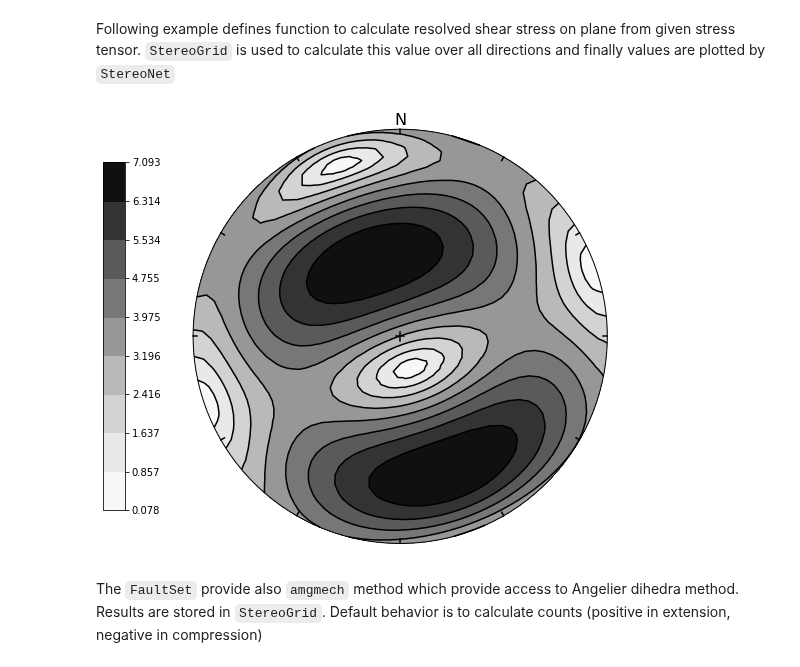
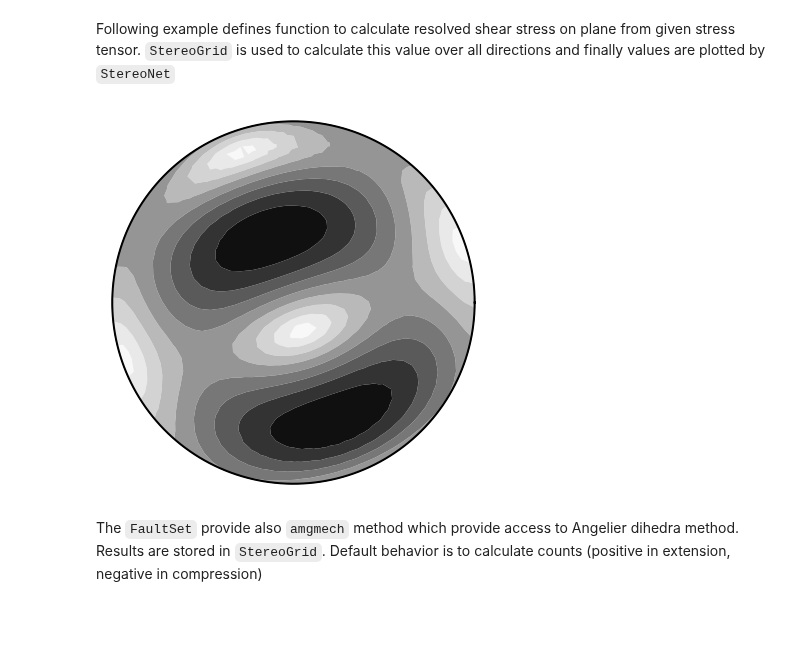
Before and after one commit to ondrolexa/apsg, a Jupyter notebook: examples/apsg_tutorial.ipynb, the cells around one changed output. Cells and saved outputs as stored; diff of their text form; code cells hidden in the pictures; blank space fills up the shorter version.

```diff
--- a/examples/apsg_tutorial.ipynb
+++ b/examples/apsg_tutorial.ipynb
@@ -563,13 +553,11 @@ StereoNet(f, f.m, f.d, f.p, f.t);
 # %% [markdown]
 Following example defines function to calculate resolved shear stress on plane from given stress tensor. ``StereoGrid`` is used to calculate this value over all directions and finally values are plotted by ``StereoNet``
 # %%
-S = Stress([[-10, 2, -3],[2, -5, 1], [-3, 1, 2]])
+S = Stress3([[-10, 2, -3],[2, -5, 1], [-3, 1, 2]])
 d = StereoGrid()
 d.apply_func(S.shear_stress)
-s = StereoNet()
-s.contourf(d, 10, legend=True)
-s.show()
+d.contourf(levels=10)
 # %% [output]
-[figure, old version]
+[figure, new version]
 # %% [markdown]
 The ``FaultSet`` provide also ``amgmech`` method which provide access to Angelier dihedra method. Results are stored in ``StereoGrid``. Default behavior is to calculate counts (positive in extension, negative in compression)
```
Also changed, not shown: parts of 14 cells of this notebook, 4 other files.
